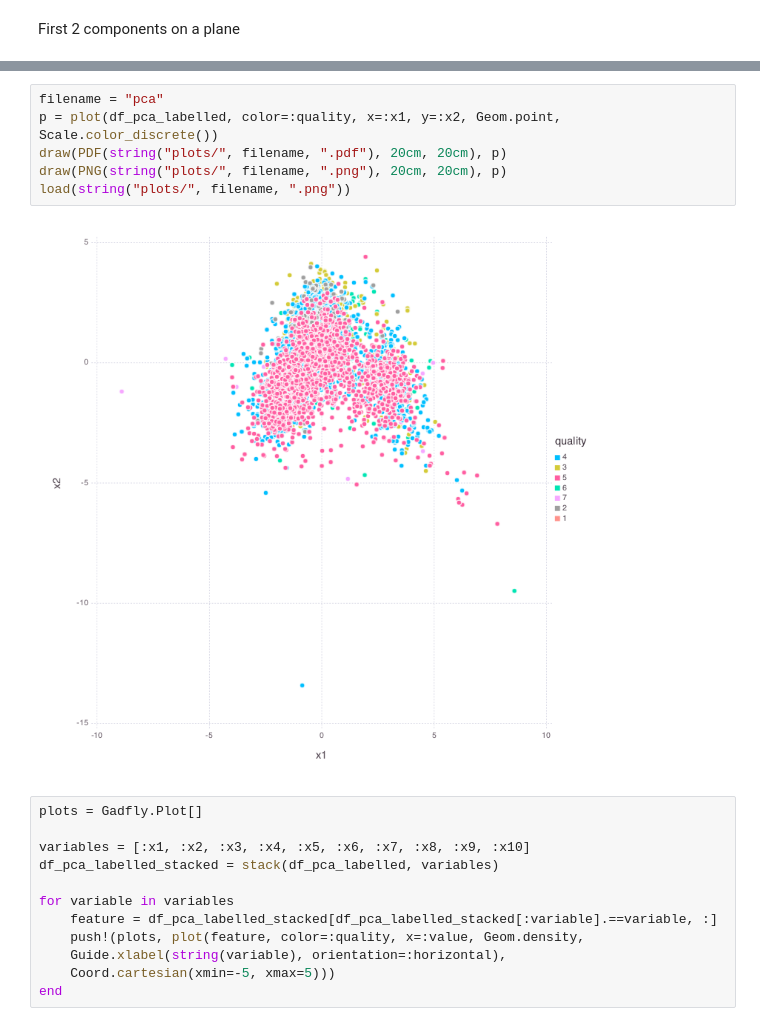
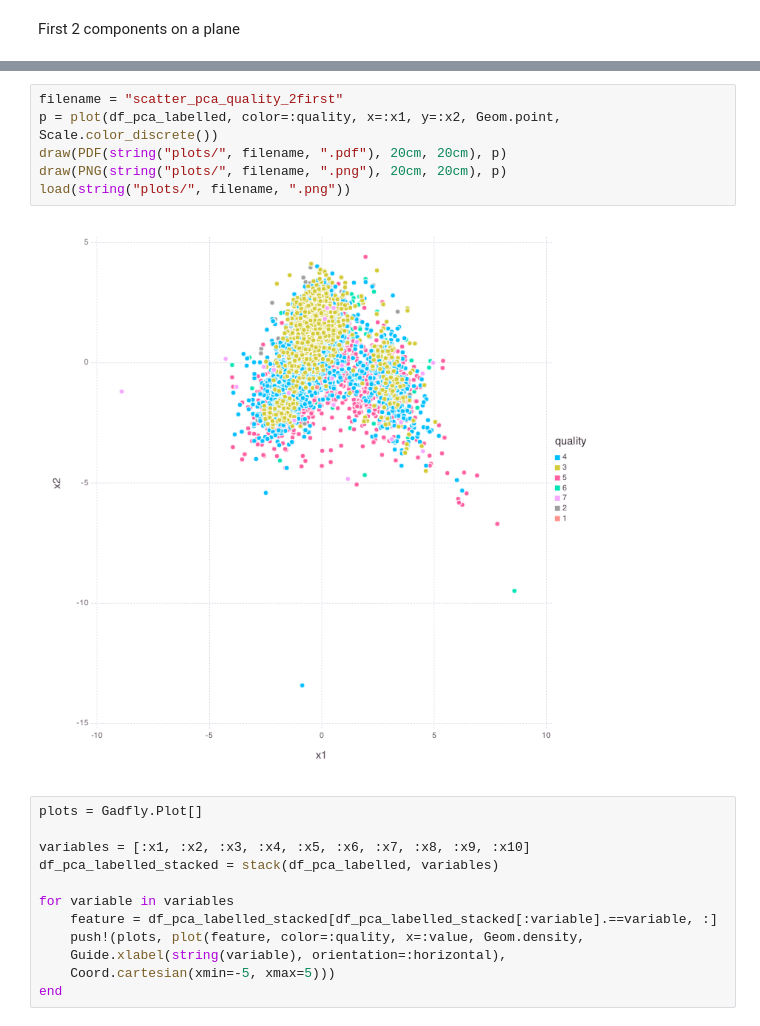
Before and after one commit to cle-ment/aalto-machine-learning-basics, a Jupyter notebook: regression_backprop.ipynb, the cells around one changed output, grey strips where cells are left out. Saved outputs shown, nothing was run; the diff lists cells and outputs as text.

Commit message:
all plots are properly names and working

```diff
--- a/regression_backprop.ipynb
+++ b/regression_backprop.ipynb
@@ -295,11 +250,11 @@ load(string("plots/", filename, ".png"))
 # %%
-filename = "pca"
+filename = "scatter_pca_quality_2first"
 p = plot(df_pca_labelled, color=:quality, x=:x1, y=:x2, Geom.point, Scale.color_discrete())
 draw(PDF(string("plots/", filename, ".pdf"), 20cm, 20cm), p)
 draw(PNG(string("plots/", filename, ".png"), 20cm, 20cm), p)
 load(string("plots/", filename, ".png"))
 # %% [output]
-[figure, old version]
+[figure, new version]
 # %%
 plots = Gadfly.Plot[]
 
```
Also changed, not shown: parts of 35 cells of this notebook, 1 other file.
